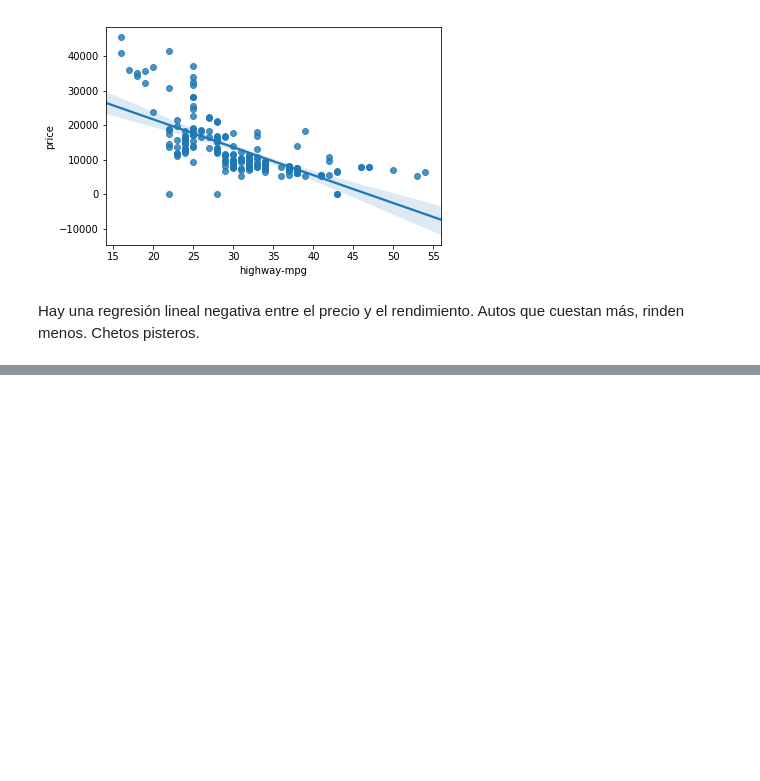
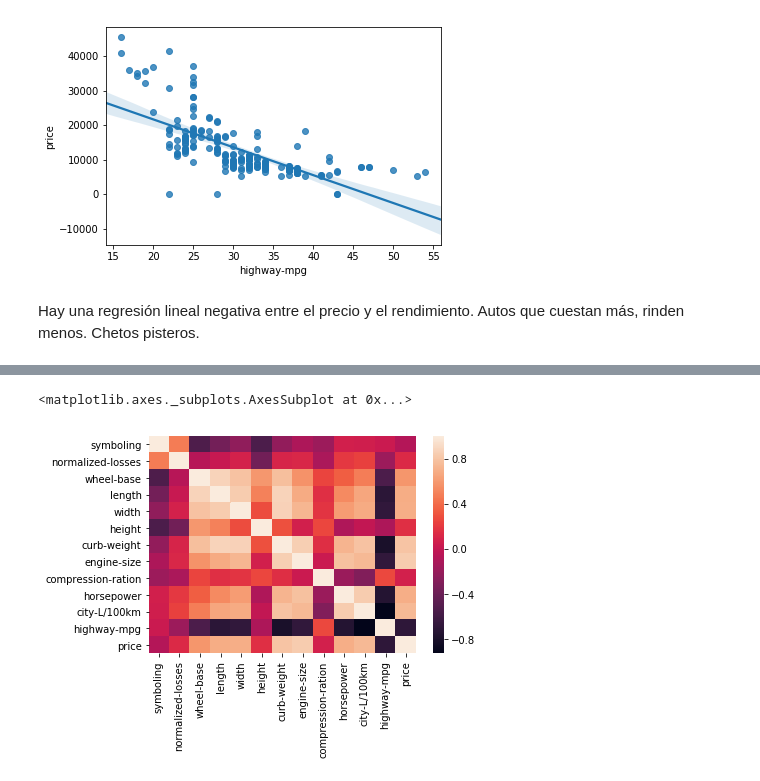
Before and after one commit to ger-velazquez/Curso_DS, a Jupyter notebook: AnalyzingData/Emprolijando datos.ipynb, the cells around one changed output, grey strips where cells are left out. Cells and saved outputs as stored; diff of their text form; code cells hidden in the pictures; blank space fills up the shorter version.

```diff
--- a/AnalyzingData/Emprolijando datos.ipynb
+++ b/AnalyzingData/Emprolijando datos.ipynb
@@ -479,0 +514,9 @@ Hay una regresión lineal negativa entre el precio y el rendimiento. Autos que c
+# %%
+correlation_matrix = df.corr()
+sns.heatmap(correlation_matrix,
+        xticklabels=correlation_matrix.columns,
+        yticklabels=correlation_matrix.columns,
+           annot=False)
+# %% [output]
+<matplotlib.axes._subplots.AxesSubplot at 0x...>
+[figure, added]
```
Also changed, not shown: parts of 9 cells of this notebook.
